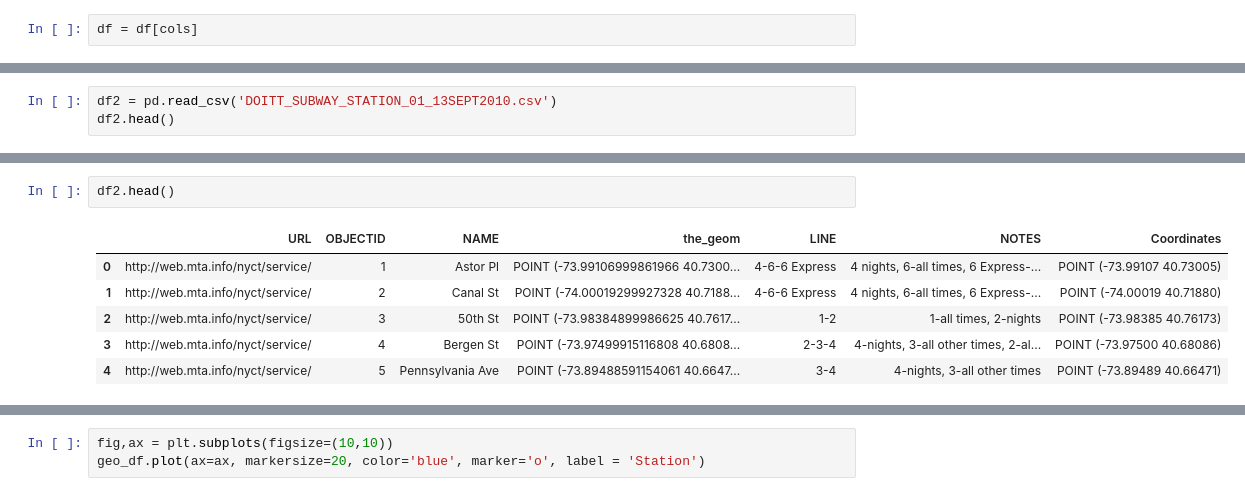
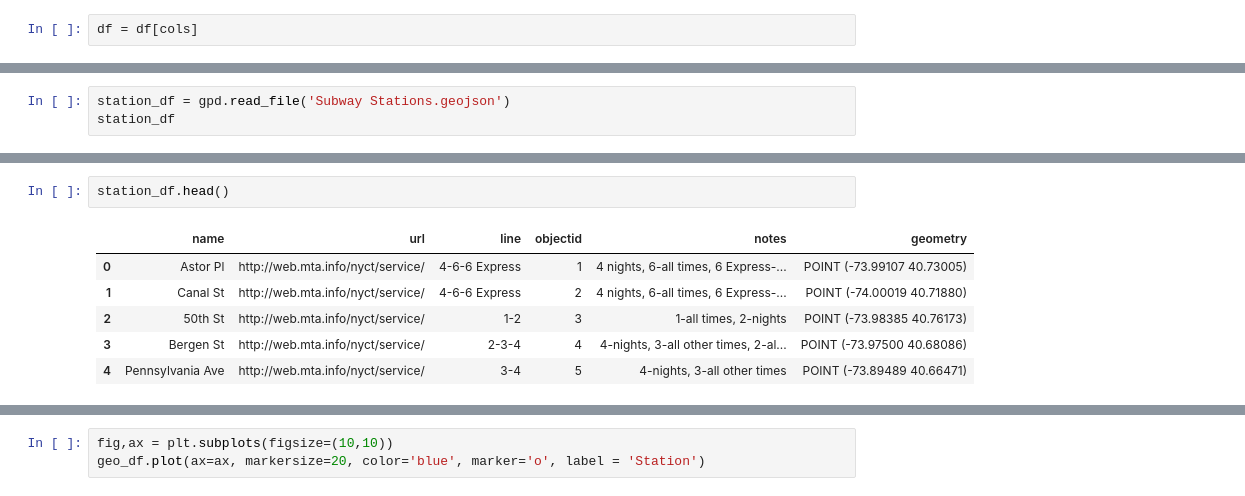
Before and after one commit to VinceDiR/NYC_MTA_EDA_Project, a Jupyter notebook: MTA EDA.ipynb, the cells around one changed output, grey strips where cells are left out. Cells and saved outputs as stored; diff of their text form.

```diff
--- a/MTA EDA.ipynb
+++ b/MTA EDA.ipynb
@@ -168,4 +175,4 @@ nta_map.plot(ax=ax)
 # %%
-df2 = pd.read_csv('DOITT_SUBWAY_STATION_01_13SEPT2010.csv')
-df2.head()
+station_df = gpd.read_file('Subway Stations.geojson')
+station_df
 # %% [output]
@@ -182,11 +192,11 @@ df2['Coordinates'] = gpd.GeoSeries.from_wkt(df2['the_geom'])
 # %%
-df2.head()
+station_df.head()
 # %% [output]
-|  | URL | OBJECTID | NAME | the_geom | LINE | NOTES | Coordinates |
-| 0 | http://web.mta.info/nyct/service/ | 1 | Astor Pl | POINT (-73.99106999861966 40.7300... | 4-6-6 Express | 4 nights, 6-all times, 6 Express-... | POINT (-73.99107 40.73005) |
-| 1 | http://web.mta.info/nyct/service/ | 2 | Canal St | POINT (-74.00019299927328 40.7188... | 4-6-6 Express | 4 nights, 6-all times, 6 Express-... | POINT (-74.00019 40.71880) |
-| 2 | http://web.mta.info/nyct/service/ | 3 | 50th St | POINT (-73.98384899986625 40.7617... | 1-2 | 1-all times, 2-nights | POINT (-73.98385 40.76173) |
-| 3 | http://web.mta.info/nyct/service/ | 4 | Bergen St | POINT (-73.97499915116808 40.6808... | 2-3-4 | 4-nights, 3-all other times, 2-al... | POINT (-73.97500 40.68086) |
-| 4 | http://web.mta.info/nyct/service/ | 5 | Pennsylvania Ave | POINT (-73.89488591154061 40.6647... | 3-4 | 4-nights, 3-all other times | POINT (-73.89489 40.66471) |
+|  | name | url | line | objectid | notes | geometry |
+| 0 | Astor Pl | http://web.mta.info/nyct/service/ | 4-6-6 Express | 1 | 4 nights, 6-all times, 6 Express-... | POINT (-73.99107 40.73005) |
+| 1 | Canal St | http://web.mta.info/nyct/service/ | 4-6-6 Express | 2 | 4 nights, 6-all times, 6 Express-... | POINT (-74.00019 40.71880) |
+| 2 | 50th St | http://web.mta.info/nyct/service/ | 1-2 | 3 | 1-all times, 2-nights | POINT (-73.98385 40.76173) |
+| 3 | Bergen St | http://web.mta.info/nyct/service/ | 2-3-4 | 4 | 4-nights, 3-all other times, 2-al... | POINT (-73.97500 40.68086) |
+| 4 | Pennsylvania Ave | http://web.mta.info/nyct/service/ | 3-4 | 5 | 4-nights, 3-all other times | POINT (-73.89489 40.66471) |
 # %%
 crs = {'init':'epsg:4326'}
```
Also changed, not shown: parts of 15 cells of this notebook.
